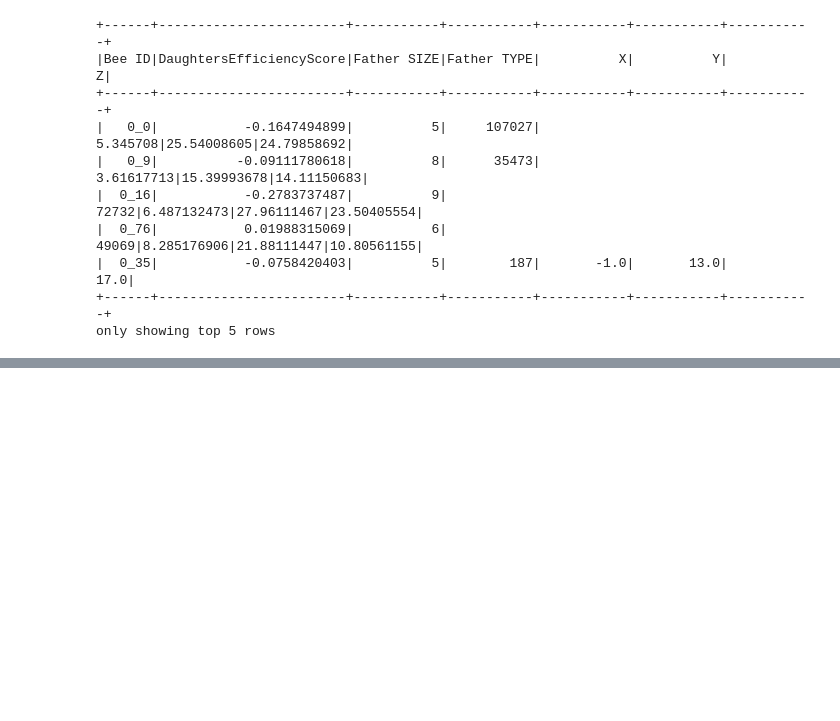
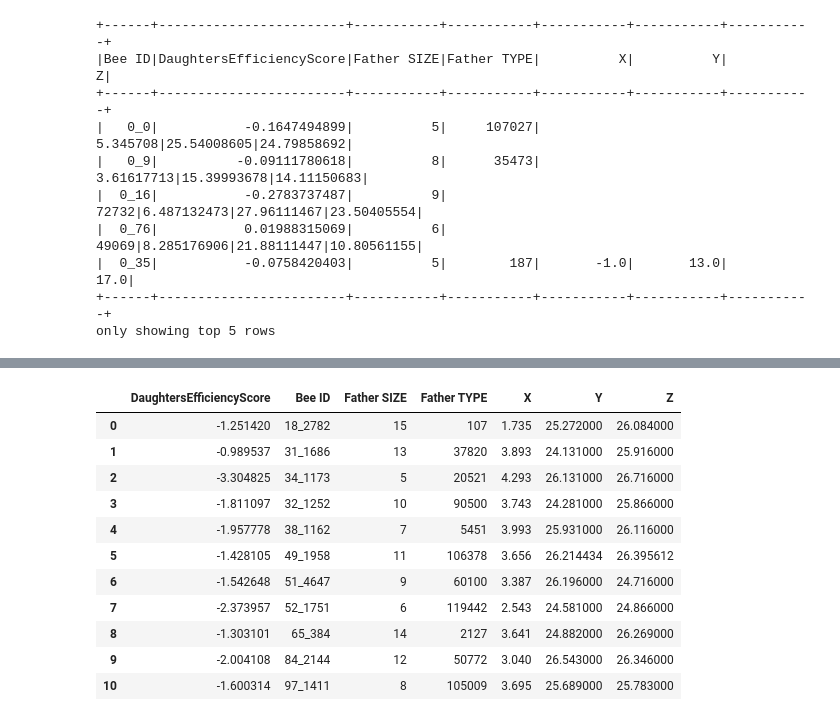
Before and after one commit to hamshifim/wdata, a Jupyter notebook: src/jupyter/PopulationScatter.ipynb, the cells around one changed output, grey strips where cells are left out. Drawn from its saved outputs; the diff is of its cells as text; code cells hidden in the pictures; blank space fills up the shorter version.

Commit message:
cleaned some code and renamed

```diff
--- a/src/jupyter/PopulationScatter.ipynb
+++ b/src/jupyter/PopulationScatter.ipynb
@@ -102,7 +81,9 @@ df_cleaned.show(5)
 # %%
 # Create a data frame with the best bee (lowest DaughtersEfficiencyScore) for each Father SIZE
-df_cleaned = df_cleaned.join(df_cleaned.groupBy('Father SIZE').agg(
-    f.min('DaughtersEfficiencyScore').alias('DaughtersEfficiencyScore')), on='DaughtersEfficiencyScore',
-               how='leftsemi')
+df_min_efficient = df\
+    .join(df.groupBy('Father SIZE')
+    .agg(f
+         .min('DaughtersEfficiencyScore')
+         .alias('DaughtersEfficiencyScore')), on='DaughtersEfficiencyScore', how='leftsemi')
 
-df_cleaned.show()
+df_min_efficient.show()
@@ -109,8 +106,21 @@ df_cleaned.show()
 # %%
 # Convert from pyspark data frame to pandas data frame
-df_cleaned_pd = df_cleaned.toPandas()
+df_cleaned_pd = df_min_efficient.toPandas()
 
 df_cleaned_pd
+# %% [output]
+|  | DaughtersEfficiencyScore | Bee ID | Father SIZE | Father TYPE | X | Y | Z |
+| 0 | -1.251420 | 18_2782 | 15 | 107 | 1.735 | 25.272000 | 26.084000 |
+| 1 | -0.989537 | 31_1686 | 13 | 37820 | 3.893 | 24.131000 | 25.916000 |
+| 2 | -3.304825 | 34_1173 | 5 | 20521 | 4.293 | 26.131000 | 26.716000 |
+| 3 | -1.811097 | 32_1252 | 10 | 90500 | 3.743 | 24.281000 | 25.866000 |
+| 4 | -1.957778 | 38_1162 | 7 | 5451 | 3.993 | 25.931000 | 26.116000 |
+| 5 | -1.428105 | 49_1958 | 11 | 106378 | 3.656 | 26.214434 | 26.395612 |
+| 6 | -1.542648 | 51_4647 | 9 | 60100 | 3.387 | 26.196000 | 24.716000 |
+| 7 | -2.373957 | 52_1751 | 6 | 119442 | 2.543 | 24.581000 | 24.866000 |
+| 8 | -1.303101 | 65_384 | 14 | 2127 | 3.641 | 24.882000 | 26.269000 |
+| 9 | -2.004108 | 84_2144 | 12 | 50772 | 3.040 | 26.543000 | 26.346000 |
+| 10 | -1.600314 | 97_1411 | 8 | 105009 | 3.695 | 25.689000 | 25.783000 |
 # %%
 %matplotlib notebook
 import matplotlib.pyplot as plt
```
Also changed, not shown: parts of 15 cells of this notebook.
